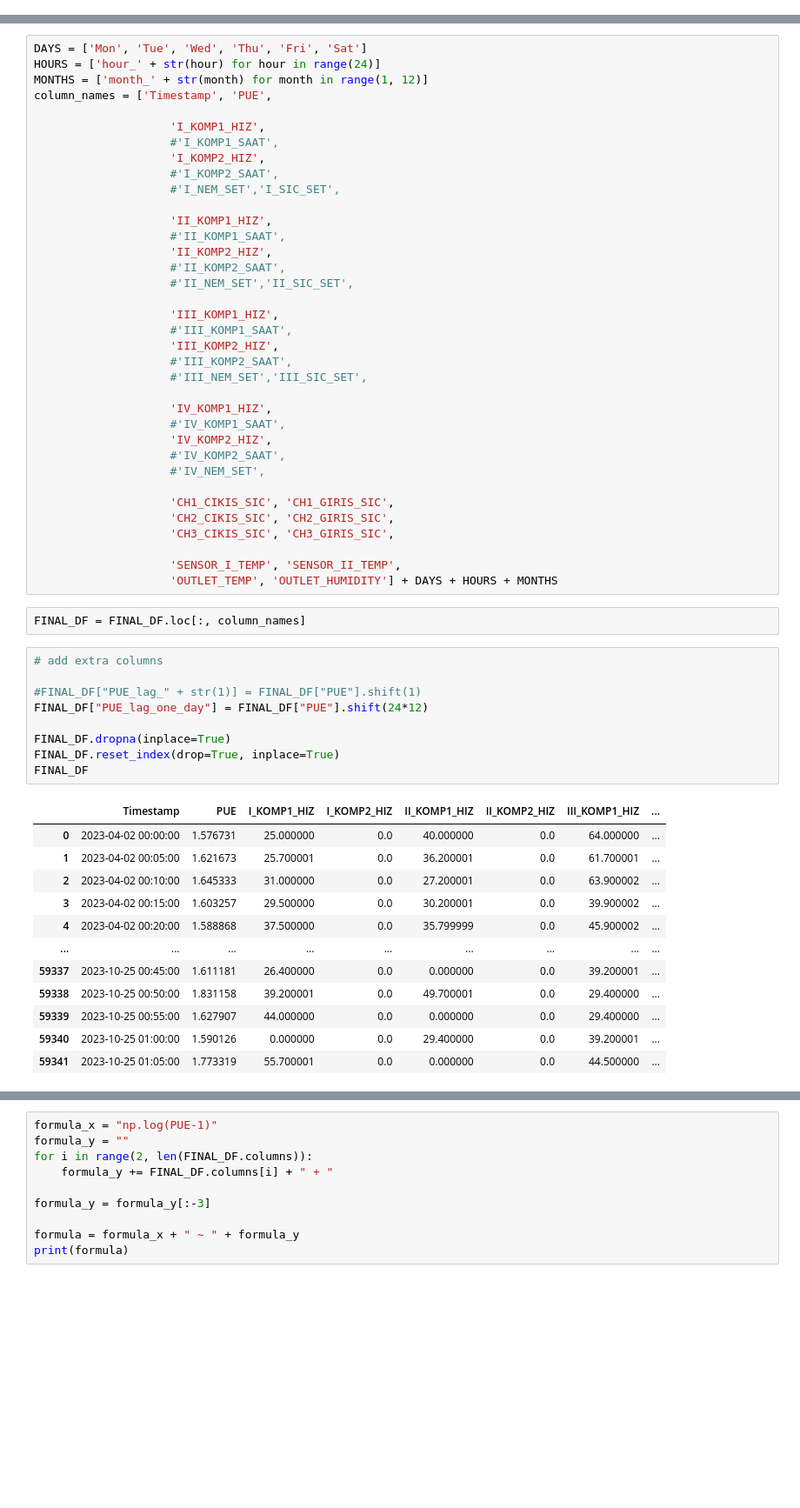
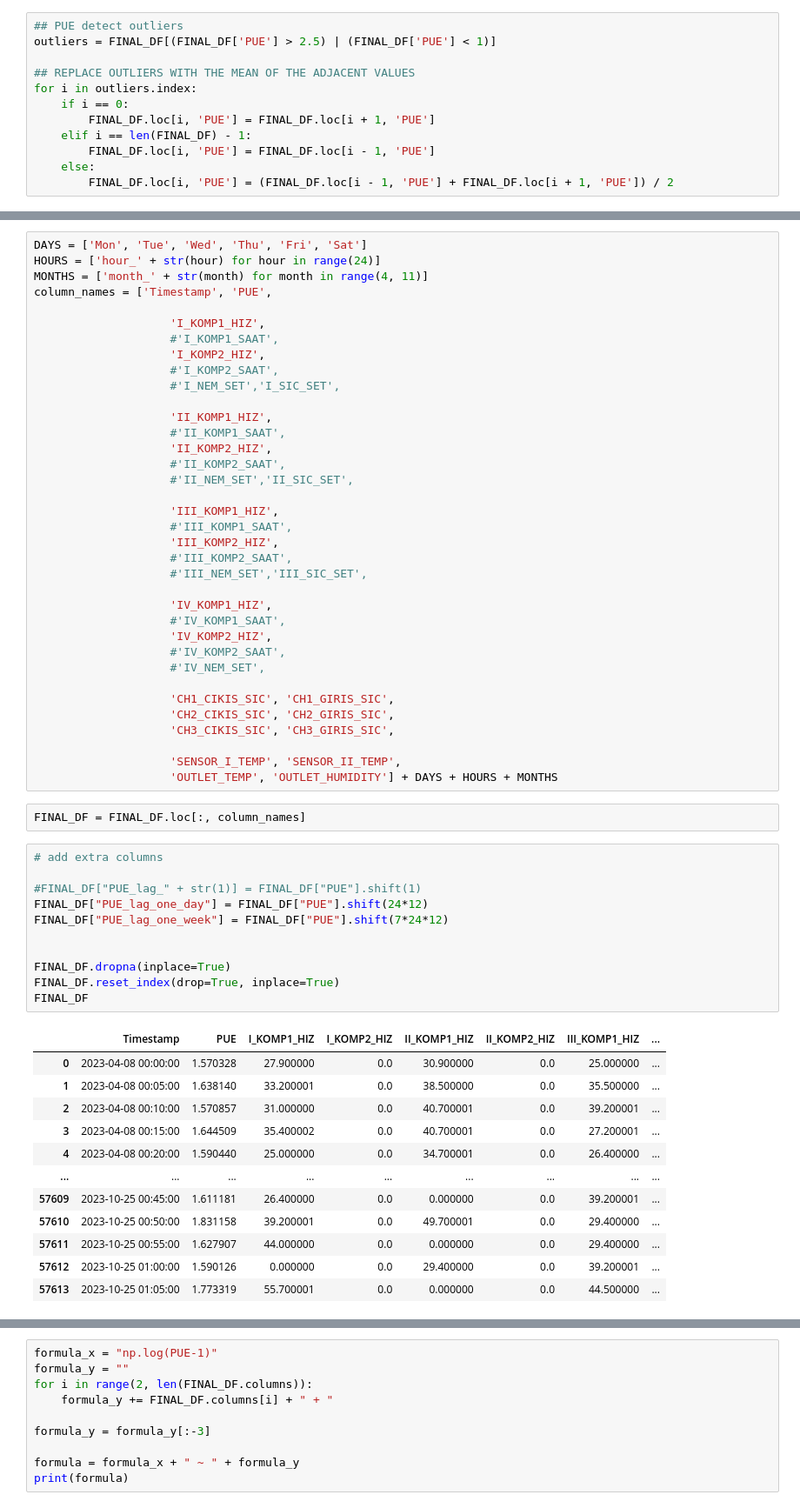
Before and after one commit to boraaktas/INDR491, a Jupyter notebook: jupyter/KS10_PREDICTION.ipynb, the cells around one changed output, grey strips where cells are left out. Shown at 87% size. Cells and saved outputs as stored; diff of their text form; blank space fills up the shorter version.

```diff
--- a/jupyter/KS10_PREDICTION.ipynb
+++ b/jupyter/KS10_PREDICTION.ipynb
@@ -31,6 +32,18 @@ FINAL_DF
 | 59628 | 2023-10-25 01:00:00 | 1.590126 | 0.000000 | 13761.0 | 0.0 | 3.0 | 45.0 | 22.0 | ... |
 | 59629 | 2023-10-25 01:05:00 | 1.773319 | 55.700001 | 13761.0 | 0.0 | 3.0 | 45.0 | 22.0 | ... |
 59630 rows × 76 columns
+# %%
+## PUE detect outliers
+outliers = FINAL_DF[(FINAL_DF['PUE'] > 2.5) | (FINAL_DF['PUE'] < 1)]
+
+## REPLACE OUTLIERS WITH THE MEAN OF THE ADJACENT VALUES
+for i in outliers.index:
+    if i == 0:
+        FINAL_DF.loc[i, 'PUE'] = FINAL_DF.loc[i + 1, 'PUE']
+    elif i == len(FINAL_DF) - 1:
+        FINAL_DF.loc[i, 'PUE'] = FINAL_DF.loc[i - 1, 'PUE']
+    else:
+        FINAL_DF.loc[i, 'PUE'] = (FINAL_DF.loc[i - 1, 'PUE'] + FINAL_DF.loc[i + 1, 'PUE']) / 2
 # %%
 plt.figure(figsize=(15, 10))
 
@@ -188,7 +201,7 @@ plt.show()
 # %%
 DAYS = ['Mon', 'Tue', 'Wed', 'Thu', 'Fri', 'Sat']
 HOURS = ['hour_' + str(hour) for hour in range(24)]
-MONTHS = ['month_' + str(month) for month in range(1, 12)]
+MONTHS = ['month_' + str(month) for month in range(4, 11)]
 column_names = ['Timestamp', 'PUE',
 
                     'I_KOMP1_HIZ',
@@ -226,22 +239,24 @@ FINAL_DF = FINAL_DF.loc[:, column_names]
 # %%
 # add extra columns
 
 #FINAL_DF["PUE_lag_" + str(1)] = FINAL_DF["PUE"].shift(1)
 FINAL_DF["PUE_lag_one_day"] = FINAL_DF["PUE"].shift(24*12)
+FINAL_DF["PUE_lag_one_week"] = FINAL_DF["PUE"].shift(7*24*12)
+
 
 FINAL_DF.dropna(inplace=True)
 FINAL_DF.reset_index(drop=True, inplace=True)
 FINAL_DF
 # %% [output]
 |  | Timestamp | PUE | I_KOMP1_HIZ | I_KOMP2_HIZ | II_KOMP1_HIZ | II_KOMP2_HIZ | III_KOMP1_HIZ | ... |
-| 0 | 2023-04-02 00:00:00 | 1.576731 | 25.000000 | 0.0 | 40.000000 | 0.0 | 64.000000 | ... |
-| 1 | 2023-04-02 00:05:00 | 1.621673 | 25.700001 | 0.0 | 36.200001 | 0.0 | 61.700001 | ... |
-| 2 | 2023-04-02 00:10:00 | 1.645333 | 31.000000 | 0.0 | 27.200001 | 0.0 | 63.900002 | ... |
-| 3 | 2023-04-02 00:15:00 | 1.603257 | 29.500000 | 0.0 | 30.200001 | 0.0 | 39.900002 | ... |
-| 4 | 2023-04-02 00:20:00 | 1.588868 | 37.500000 | 0.0 | 35.799999 | 0.0 | 45.900002 | ... |
+| 0 | 2023-04-08 00:00:00 | 1.570328 | 27.900000 | 0.0 | 30.900000 | 0.0 | 25.000000 | ... |
+| 1 | 2023-04-08 00:05:00 | 1.638140 | 33.200001 | 0.0 | 38.500000 | 0.0 | 35.500000 | ... |
+| 2 | 2023-04-08 00:10:00 | 1.570857 | 31.000000 | 0.0 | 40.700001 | 0.0 | 39.200001 | ... |
+| 3 | 2023-04-08 00:15:00 | 1.644509 | 35.400002 | 0.0 | 40.700001 | 0.0 | 27.200001 | ... |
+| 4 | 2023-04-08 00:20:00 | 1.590440 | 25.000000 | 0.0 | 34.700001 | 0.0 | 26.400000 | ... |
 | ... | ... | ... | ... | ... | ... | ... | ... | ... |
-| 59337 | 2023-10-25 00:45:00 | 1.611181 | 26.400000 | 0.0 | 0.000000 | 0.0 | 39.200001 | ... |
-| 59338 | 2023-10-25 00:50:00 | 1.831158 | 39.200001 | 0.0 | 49.700001 | 0.0 | 29.400000 | ... |
-| 59339 | 2023-10-25 00:55:00 | 1.627907 | 44.000000 | 0.0 | 0.000000 | 0.0 | 29.400000 | ... |
-| 59340 | 2023-10-25 01:00:00 | 1.590126 | 0.000000 | 0.0 | 29.400000 | 0.0 | 39.200001 | ... |
-| 59341 | 2023-10-25 01:05:00 | 1.773319 | 55.700001 | 0.0 | 0.000000 | 0.0 | 44.500000 | ... |
+| 57609 | 2023-10-25 00:45:00 | 1.611181 | 26.400000 | 0.0 | 0.000000 | 0.0 | 39.200001 | ... |
+| 57610 | 2023-10-25 00:50:00 | 1.831158 | 39.200001 | 0.0 | 49.700001 | 0.0 | 29.400000 | ... |
+| 57611 | 2023-10-25 00:55:00 | 1.627907 | 44.000000 | 0.0 | 0.000000 | 0.0 | 29.400000 | ... |
+| 57612 | 2023-10-25 01:00:00 | 1.590126 | 0.000000 | 0.0 | 29.400000 | 0.0 | 39.200001 | ... |
+| 57613 | 2023-10-25 01:05:00 | 1.773319 | 55.700001 | 0.0 | 0.000000 | 0.0 | 44.500000 | ... |
```
Also changed, not shown: parts of 32 cells of this notebook.
